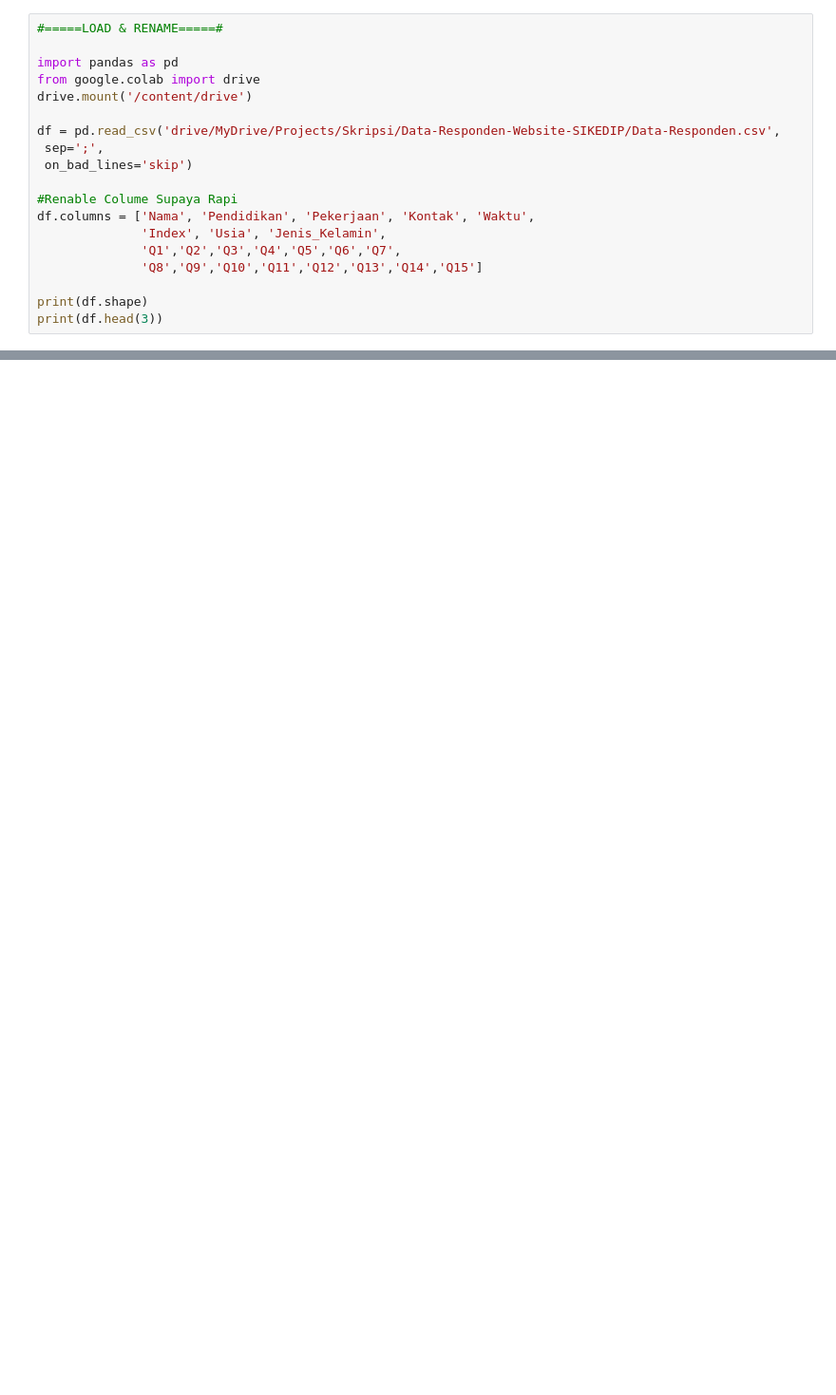
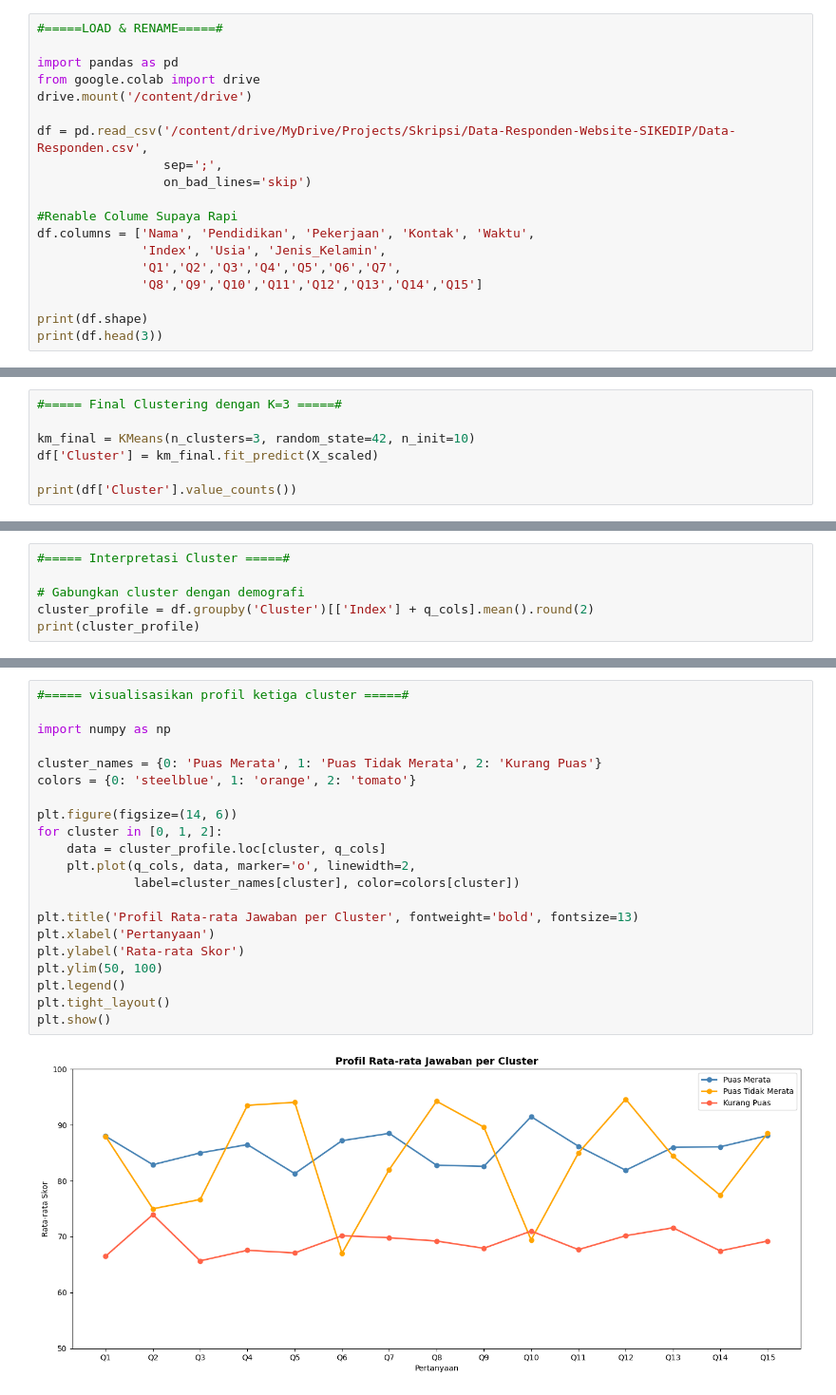
Before and after one commit to RizaHaryadi2003/Thesis-KMeans-Clustering, a Jupyter notebook: Skripsi_IKM_RandomForest_v1.ipynb, the cells around one changed output, grey strips where cells are left out. Shown at 95% size. Drawn from its saved outputs; the diff is of its cells as text; blank space fills up the shorter version.

Commit message:
Update skripsi: Selesai Normalisasi dan EDA

```diff
--- a/Skripsi_IKM_RandomForest_v1.ipynb
+++ b/Skripsi_IKM_RandomForest_v1.ipynb
@@ -5,9 +5,9 @@ import pandas as pd
 from google.colab import drive
 drive.mount('/content/drive')
 
-df = pd.read_csv('drive/MyDrive/Projects/Skripsi/Data-Responden-Website-SIKEDIP/Data-Responden.csv',
- sep=';',
- on_bad_lines='skip')
+df = pd.read_csv('/content/drive/MyDrive/Projects/Skripsi/Data-Responden-Website-SIKEDIP/Data-Responden.csv',
+                 sep=';',
+                 on_bad_lines='skip')
 
 #Renable Colume Supaya Rapi
 df.columns = ['Nama', 'Pendidikan', 'Pekerjaan', 'Kontak', 'Waktu',
@@ -61,0 +152,7 @@ plt.show()
+# %%
+#===== Final Clustering dengan K=3 =====#
+
+km_final = KMeans(n_clusters=3, random_state=42, n_init=10)
+df['Cluster'] = km_final.fit_predict(X_scaled)
+
+print(df['Cluster'].value_counts())
@@ -61,0 +165,6 @@ plt.show()
+# %%
+#===== Interpretasi Cluster =====#
+
+# Gabungkan cluster dengan demografi
+cluster_profile = df.groupby('Cluster')[['Index'] + q_cols].mean().round(2)
+print(cluster_profile)
@@ -61,0 +183,23 @@ plt.show()
+# %%
+#===== visualisasikan profil ketiga cluster =====#
+
+import numpy as np
+
+cluster_names = {0: 'Puas Merata', 1: 'Puas Tidak Merata', 2: 'Kurang Puas'}
+colors = {0: 'steelblue', 1: 'orange', 2: 'tomato'}
+
+plt.figure(figsize=(14, 6))
+for cluster in [0, 1, 2]:
+    data = cluster_profile.loc[cluster, q_cols]
+    plt.plot(q_cols, data, marker='o', linewidth=2,
+             label=cluster_names[cluster], color=colors[cluster])
+
+plt.title('Profil Rata-rata Jawaban per Cluster', fontweight='bold', fontsize=13)
+plt.xlabel('Pertanyaan')
+plt.ylabel('Rata-rata Skor')
+plt.ylim(50, 100)
+plt.legend()
+plt.tight_layout()
+plt.show()
+# %% [output]
+[figure, added]
```
Also changed, not shown: parts of 17 cells of this notebook.
